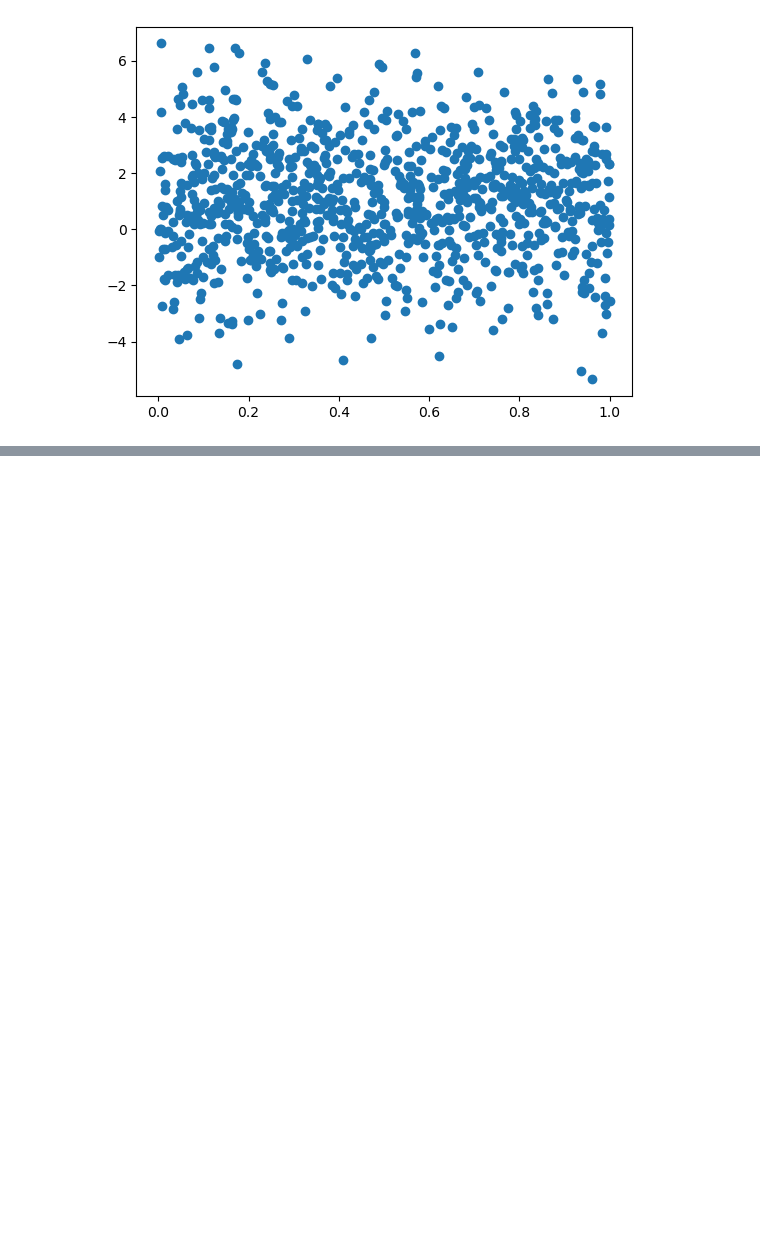
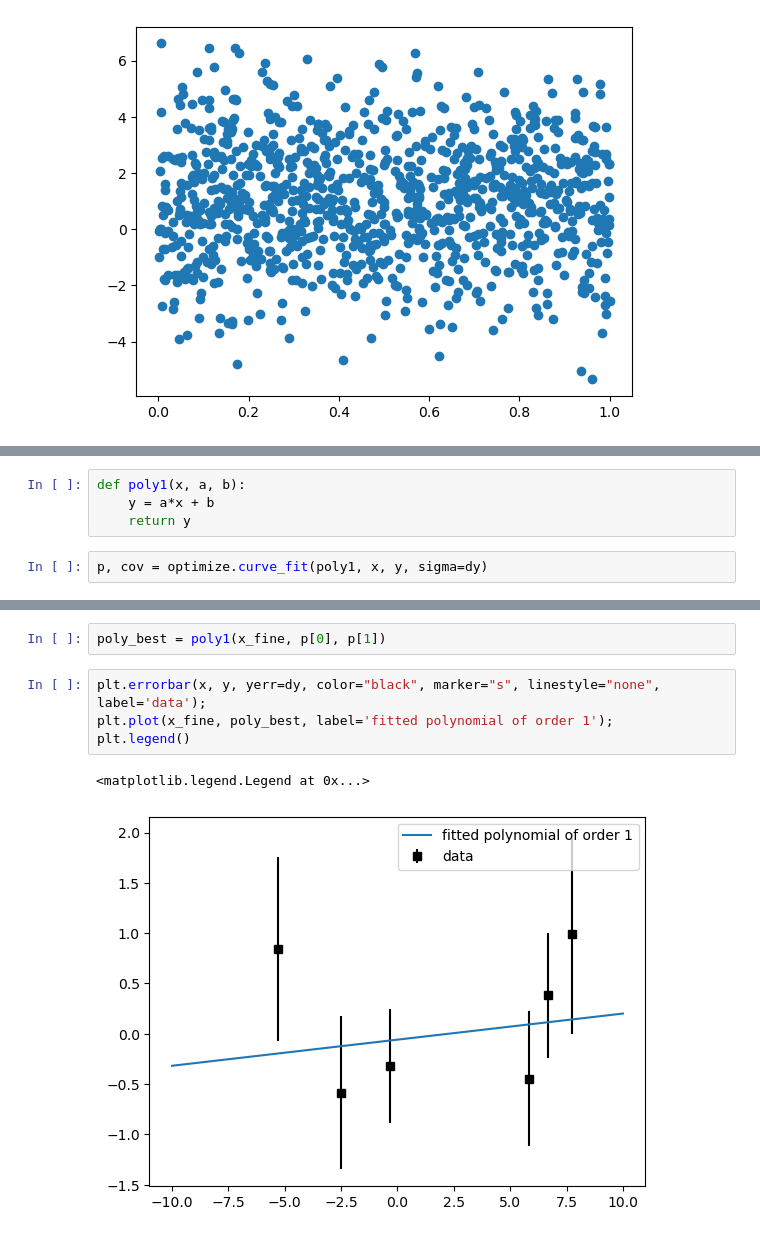
Before and after one commit to KittJonathan/DU_DATA_SCIENTIST, a Jupyter notebook: 01-PYTHON/20240911_python_day03.ipynb, the cells around one changed output, grey strips where cells are left out. Saved outputs shown, nothing was run; the diff lists cells and outputs as text; blank space fills up the shorter version.

```diff
--- a/01-PYTHON/20240911_python_day03.ipynb
+++ b/01-PYTHON/20240911_python_day03.ipynb
@@ -77,0 +252,6 @@ plt.scatter(data, data2)
+# %%
+def poly1(x, a, b):
+    y = a*x + b
+    return y
+# %%
+p, cov = optimize.curve_fit(poly1, x, y, sigma=dy)
@@ -77,0 +262,9 @@ plt.scatter(data, data2)
+# %%
+poly_best = poly1(x_fine, p[0], p[1])
+# %%
+plt.errorbar(x, y, yerr=dy, color="black", marker="s", linestyle="none", label='data');
+plt.plot(x_fine, poly_best, label='fitted polynomial of order 1');
+plt.legend()
+# %% [output]
+<matplotlib.legend.Legend at 0x...>
+[figure, added]
```
Also changed, not shown: parts of 21 cells of this notebook, 1 other file.
